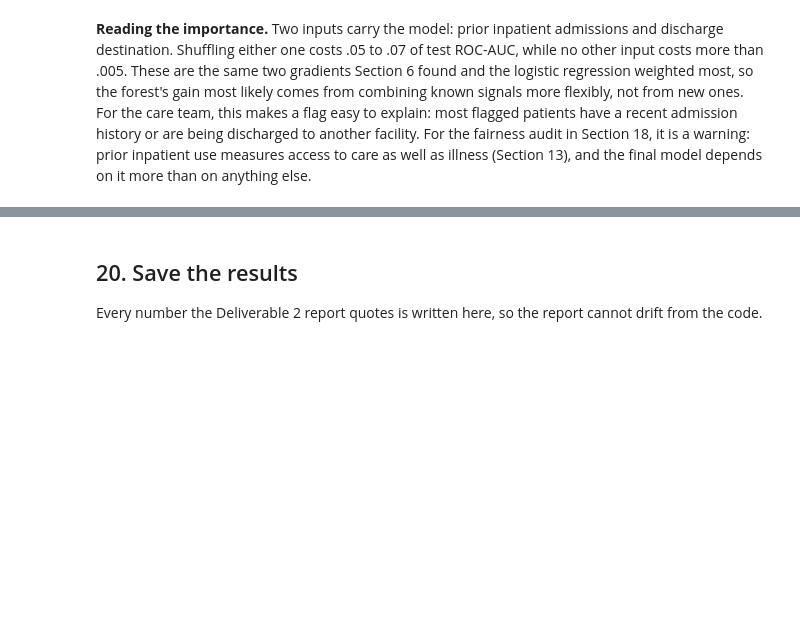
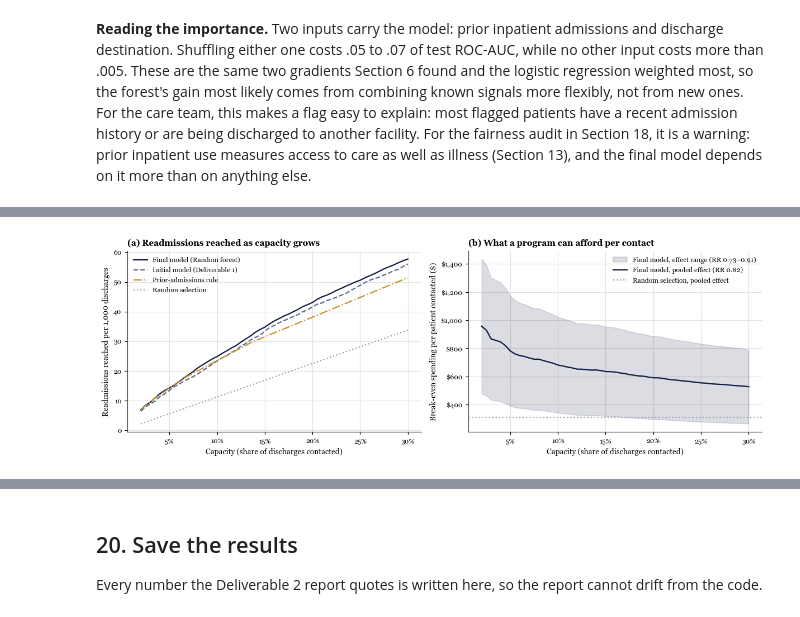
Before and after one commit to ychinthaluri53651/diabetes-readmission-residency-day-1, a Jupyter notebook: Diabetes_Readmission_D2_Chinthaluri_Abburi.ipynb, the cells around one changed output, grey strips where cells are left out. Cells and saved outputs as stored; diff of their text form; code cells hidden in the pictures; blank space fills up the shorter version.

```diff
--- a/Diabetes_Readmission_D2_Chinthaluri_Abburi.ipynb
+++ b/Diabetes_Readmission_D2_Chinthaluri_Abburi.ipynb
@@ -1505,0 +1746,31 @@ what it would cost.
+# %%
+shares = np.linspace(0.02, 0.30, 57)
+fig, (ax1, ax2) = plt.subplots(1, 2, figsize=(11, 3.8))
+for score, label, color, ls in [(p_final, f"Final model ({FINAL_NAME})", NAVY, "-"),
+                                (p_lr, "Initial model (Deliverable 1)", STEEL, "--"),
+                                (p_rule, "Prior-admissions rule", GOLD, "-.")]:
+    ax1.plot(shares, [reached_per_1000(score, s) for s in shares], ls, color=color, label=label)
+ax1.plot(shares, prev * shares * 1000, ":", color=GRAY, label="Random selection")
+ax1.set(xlabel="Capacity (share of discharges contacted)",
+        ylabel="Readmissions reached per 1,000 discharges")
+ax1.xaxis.set_major_formatter(PercentFormatter(1.0, decimals=0))
+ax1.set_title("(a) Readmissions reached as capacity grows", loc="left")
+ax1.legend(loc="upper left")
+
+be = {k: [reached_per_1000(p_final, s) * e * COST_READMIT / (s * 1000) for s in shares]
+      for k, e in EFFECT.items()}
+ax2.fill_between(shares, be["low"], be["high"], color=NAVY, alpha=0.15,
+                 label="Final model, effect range (RR 0.73–0.91)")
+ax2.plot(shares, be["mid"], color=NAVY, label="Final model, pooled effect (RR 0.82)")
+ax2.axhline(prev * EFFECT["mid"] * COST_READMIT, ls=":", color=GRAY,
+            label="Random selection, pooled effect")
+ax2.set(xlabel="Capacity (share of discharges contacted)",
+        ylabel="Break-even spending per patient contacted ($)")
+ax2.xaxis.set_major_formatter(PercentFormatter(1.0, decimals=0))
+ax2.yaxis.set_major_formatter(plt.FuncFormatter(lambda v, _: f"${v:,.0f}"))
+ax2.set_title("(b) What a program can afford per contact", loc="left")
+ax2.legend(loc="upper right")
+fig.tight_layout()
+save(fig, "d2_capacity.png")
+# %% [output]
+[figure, added]
```
Also changed, not shown: parts of 18 cells of this notebook, 3 other files.
